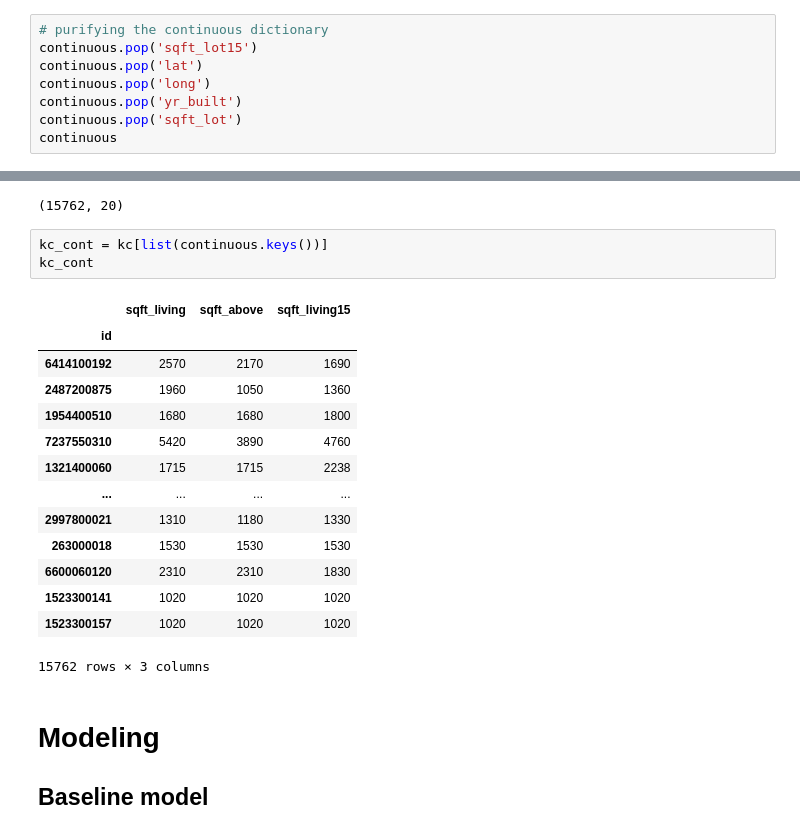
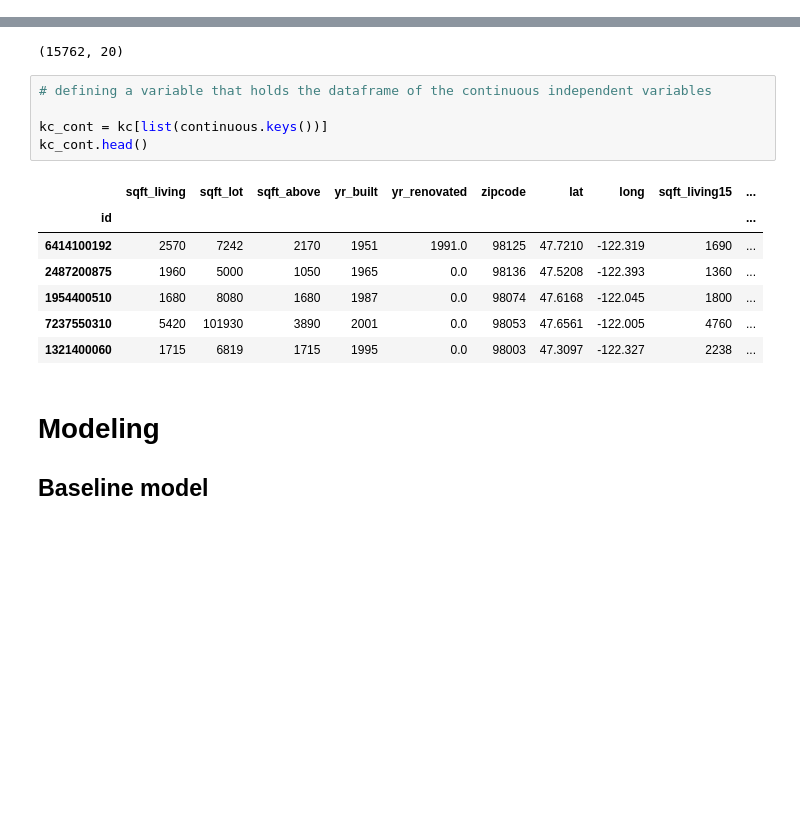
Before and after one commit to K1nyash/Project-2, a Jupyter notebook: Project_2.ipynb, the cells around one changed output, grey strips where cells are left out. Cells and saved outputs as stored; diff of their text form; blank space fills up the shorter version.

```diff
--- a/Project_2.ipynb
+++ b/Project_2.ipynb
@@ -231,8 +209,0 @@ From the above scatter plots the following do not fit a linear relationship.
-# %%
-# purifying the continuous dictionary
-continuous.pop('sqft_lot15')
-continuous.pop('lat')
-continuous.pop('long')
-continuous.pop('yr_built')
-continuous.pop('sqft_lot')
-continuous
@@ -309,22 +288,17 @@ kc.shape
 # %% [output]
 (15762, 20)
 # %%
+# defining a variable that holds the dataframe of the continuous independent variables
+
 kc_cont = kc[list(continuous.keys())]
-kc_cont
+kc_cont.head()
 # %% [output]
-|  | sqft_living | sqft_above | sqft_living15 |
-| id |  |  |  |
-| 6414100192 | 2570 | 2170 | 1690 |
-| 2487200875 | 1960 | 1050 | 1360 |
-| 1954400510 | 1680 | 1680 | 1800 |
-| 7237550310 | 5420 | 3890 | 4760 |
-| 1321400060 | 1715 | 1715 | 2238 |
-| ... | ... | ... | ... |
-| 2997800021 | 1310 | 1180 | 1330 |
-| 263000018 | 1530 | 1530 | 1530 |
-| 6600060120 | 2310 | 2310 | 1830 |
-| 1523300141 | 1020 | 1020 | 1020 |
-| 1523300157 | 1020 | 1020 | 1020 |
+|  | sqft_living | sqft_lot | sqft_above | yr_built | yr_renovated | zipcode | lat | long | sqft_living15 | ... |
+| id |  |  |  |  |  |  |  |  |  | ... |
+| 6414100192 | 2570 | 7242 | 2170 | 1951 | 1991.0 | 98125 | 47.7210 | -122.319 | 1690 | ... |
+| 2487200875 | 1960 | 5000 | 1050 | 1965 | 0.0 | 98136 | 47.5208 | -122.393 | 1360 | ... |
+| 1954400510 | 1680 | 8080 | 1680 | 1987 | 0.0 | 98074 | 47.6168 | -122.045 | 1800 | ... |
+| 7237550310 | 5420 | 101930 | 3890 | 2001 | 0.0 | 98053 | 47.6561 | -122.005 | 4760 | ... |
+| 1321400060 | 1715 | 6819 | 1715 | 1995 | 0.0 | 98003 | 47.3097 | -122.327 | 2238 | ... |
-15762 rows × 3 columns
 # %% [markdown]
 # Modeling
```
Also changed, not shown: parts of 62 cells of this notebook, 1 other file.
